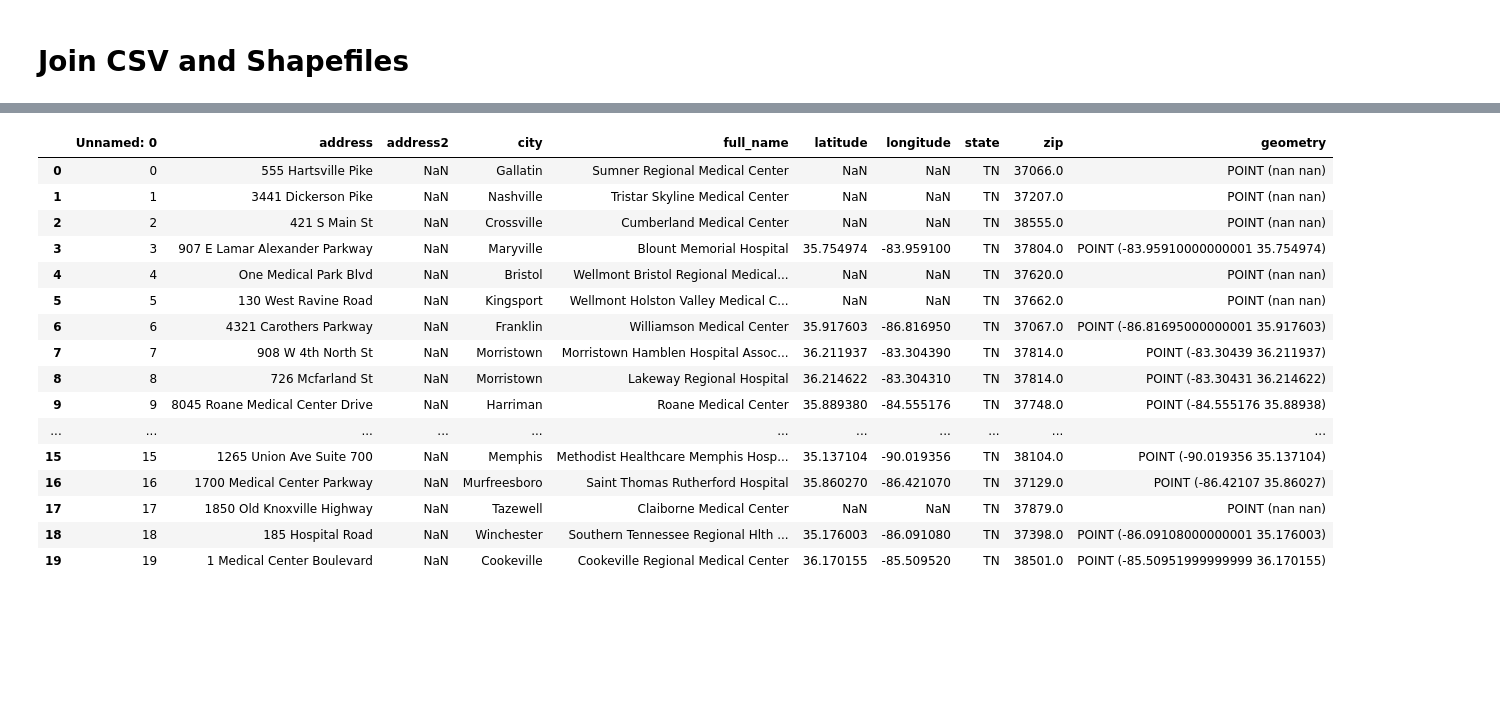
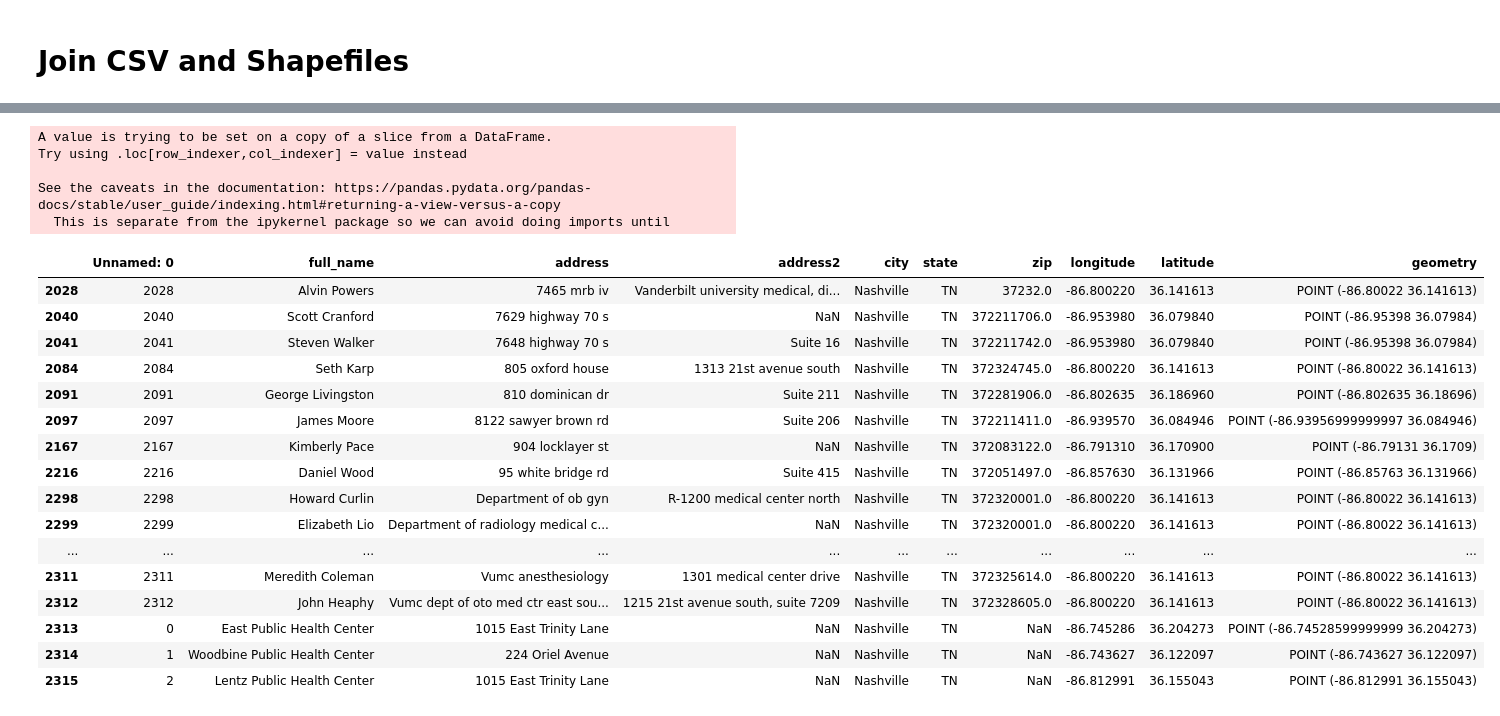
Before and after one commit to landrybutler/da2capstone, a Jupyter notebook: notebooks/02-Spatial Join Locations and City Shapefile.ipynb, the cells around one changed output, grey strips where cells are left out. Drawn from its saved outputs; the diff is of its cells as text; code cells hidden in the pictures; blank space fills up the shorter version.

```diff
--- a/notebooks/02-Spatial Join Locations and City Shapefile.ipynb
+++ b/notebooks/02-Spatial Join Locations and City Shapefile.ipynb
@@ -24,6 +42,6 @@ epsg:2274
 # %%
 # import all_providers location info
-all_providers = pd.read_csv('../data/clean/all_providers_geocoded_addresses.csv')
+all_providers = pd.read_csv('../data/location/all_providers_geocoded.csv')
 print(all_providers.shape)
 all_providers.head(20)
 # %% [output]
@@ -47,0 +66,4 @@ all_providers.head(20)
+# %%
+# Filter rows outside of Nashville
+all_providers = all_providers[all_providers.city == 'Nashville']
+all_providers
@@ -47,0 +84,4 @@ all_providers.head(20)
+# %%
+# drop rows w/o longitude and latitude
+all_providers = all_providers[all_providers['longitude'].notna()]
+all_providers.head()
@@ -48,27 +95,31 @@ all_providers.head(20)
 # %%
 # add geometry to all_providers
 all_providers['geometry'] = all_providers.apply(lambda x: Point((float(x.longitude),
-                                                         float(x.latitude))),
-                                        axis=1)
-all_providers.head(20)
+                                                         float(x.latitude))), axis=1)
+all_providers.tail(20)
 # %% [output]
+A value is trying to be set on a copy of a slice from a DataFrame.
+Try using .loc[row_indexer,col_indexer] = value instead
+
+See the caveats in the documentation: https://pandas.pydata.org/pandas-docs/stable/user_guide/indexing.html#returning-a-view-versus-a-copy
+  This is separate from the ipykernel package so we can avoid doing imports until
-|  | Unnamed: 0 | address | address2 | city | full_name | latitude | longitude | state | zip | geometry |
-| 0 | 0 | 555 Hartsville Pike | NaN | Gallatin | Sumner Regional Medical Center | NaN | NaN | TN | 37066.0 | POINT (nan nan) |
-| 1 | 1 | 3441 Dickerson Pike | NaN | Nashville | Tristar Skyline Medical Center | NaN | NaN | TN | 37207.0 | POINT (nan nan) |
-| 2 | 2 | 421 S Main St | NaN | Crossville | Cumberland Medical Center | NaN | NaN | TN | 38555.0 | POINT (nan nan) |
-| 3 | 3 | 907 E Lamar Alexander Parkway | NaN | Maryville | Blount Memorial Hospital | 35.754974 | -83.959100 | TN | 37804.0 | POINT (-83.95910000000001 35.754974) |
-| 4 | 4 | One Medical Park Blvd | NaN | Bristol | Wellmont Bristol Regional Medical... | NaN | NaN | TN | 37620.0 | POINT (nan nan) |
-| 5 | 5 | 130 West Ravine Road | NaN | Kingsport | Wellmont Holston Valley Medical C... | NaN | NaN | TN | 37662.0 | POINT (nan nan) |
-| 6 | 6 | 4321 Carothers Parkway | NaN | Franklin | Williamson Medical Center | 35.917603 | -86.816950 | TN | 37067.0 | POINT (-86.81695000000001 35.917603) |
-| 7 | 7 | 908 W 4th North St | NaN | Morristown | Morristown Hamblen Hospital Assoc... | 36.211937 | -83.304390 | TN | 37814.0 | POINT (-83.30439 36.211937) |
-| 8 | 8 | 726 Mcfarland St | NaN | Morristown | Lakeway Regional Hospital | 36.214622 | -83.304310 | TN | 37814.0 | POINT (-83.30431 36.214622) |
-| 9 | 9 | 8045 Roane Medical Center Drive | NaN | Harriman | Roane Medical Center | 35.889380 | -84.555176 | TN | 37748.0 | POINT (-84.555176 35.88938) |
+|  | Unnamed: 0 | full_name | address | address2 | city | state | zip | longitude | latitude | geometry |
+| 2028 | 2028 | Alvin Powers | 7465 mrb iv | Vanderbilt university medical, di... | Nashville | TN | 37232.0 | -86.800220 | 36.141613 | POINT (-86.80022 36.141613) |
+| 2040 | 2040 | Scott Cranford | 7629 highway 70 s | NaN | Nashville | TN | 372211706.0 | -86.953980 | 36.079840 | POINT (-86.95398 36.07984) |
+| 2041 | 2041 | Steven Walker | 7648 highway 70 s | Suite 16 | Nashville | TN | 372211742.0 | -86.953980 | 36.079840 | POINT (-86.95398 36.07984) |
+| 2084 | 2084 | Seth Karp | 805 oxford house | 1313 21st avenue south | Nashville | TN | 372324745.0 | -86.800220 | 36.141613 | POINT (-86.80022 36.141613) |
+| 2091 | 2091 | George Livingston | 810 dominican dr | Suite 211 | Nashville | TN | 372281906.0 | -86.802635 | 36.186960 | POINT (-86.802635 36.18696) |
+| 2097 | 2097 | James Moore | 8122 sawyer brown rd | Suite 206 | Nashville | TN | 372211411.0 | -86.939570 | 36.084946 | POINT (-86.93956999999997 36.084946) |
+| 2167 | 2167 | Kimberly Pace | 904 locklayer st | NaN | Nashville | TN | 372083122.0 | -86.791310 | 36.170900 | POINT (-86.79131 36.1709) |
+| 2216 | 2216 | Daniel Wood | 95 white bridge rd | Suite 415 | Nashville | TN | 372051497.0 | -86.857630 | 36.131966 | POINT (-86.85763 36.131966) |
+| 2298 | 2298 | Howard Curlin | Department of ob gyn | R-1200 medical center north | Nashville | TN | 372320001.0 | -86.800220 | 36.141613 | POINT (-86.80022 36.141613) |
+| 2299 | 2299 | Elizabeth Lio | Department of radiology medical c... | NaN | Nashville | TN | 372320001.0 | -86.800220 | 36.141613 | POINT (-86.80022 36.141613) |
 | ... | ... | ... | ... | ... | ... | ... | ... | ... | ... | ... |
-| 15 | 15 | 1265 Union Ave Suite 700 | NaN | Memphis | Methodist Healthcare Memphis Hosp... | 35.137104 | -90.019356 | TN | 38104.0 | POINT (-90.019356 35.137104) |
-| 16 | 16 | 1700 Medical Center Parkway | NaN | Murfreesboro | Saint Thomas Rutherford Hospital | 35.860270 | -86.421070 | TN | 37129.0 | POINT (-86.42107 35.86027) |
-| 17 | 17 | 1850 Old Knoxville Highway | NaN | Tazewell | Claiborne Medical Center | NaN | NaN | TN | 37879.0 | POINT (nan nan) |
-| 18 | 18 | 185 Hospital Road | NaN | Winchester | Southern Tennessee Regional Hlth ... | 35.176003 | -86.091080 | TN | 37398.0 | POINT (-86.09108000000001 35.176003) |
-| 19 | 19 | 1 Medical Center Boulevard | NaN | Cookeville | Cookeville Regional Medical Center | 36.170155 | -85.509520 | TN | 38501.0 | POINT (-85.50951999999999 36.170155) |
+| 2311 | 2311 | Meredith Coleman | Vumc anesthesiology | 1301 medical center drive | Nashville | TN | 372325614.0 | -86.800220 | 36.141613 | POINT (-86.80022 36.141613) |
+| 2312 | 2312 | John Heaphy | Vumc dept of oto med ctr east sou... | 1215 21st avenue south, suite 7209 | Nashville | TN | 372328605.0 | -86.800220 | 36.141613 | POINT (-86.80022 36.141613) |
+| 2313 | 0 | East Public Health Center | 1015 East Trinity Lane | NaN | Nashville | TN | NaN | -86.745286 | 36.204273 | POINT (-86.74528599999999 36.204273) |
+| 2314 | 1 | Woodbine Public Health Center | 224 Oriel Avenue | NaN | Nashville | TN | NaN | -86.743627 | 36.122097 | POINT (-86.743627 36.122097) |
+| 2315 | 2 | Lentz Public Health Center | 1015 East Trinity Lane | NaN | Nashville | TN | NaN | -86.812991 | 36.155043 | POINT (-86.812991 36.155043) |
 # %%
 # create geodataframe from all_providers
 all_providers_geo = gpd.GeoDataFrame(all_providers,
```
Also changed, not shown: parts of 12 cells of this notebook, 6 other files.
